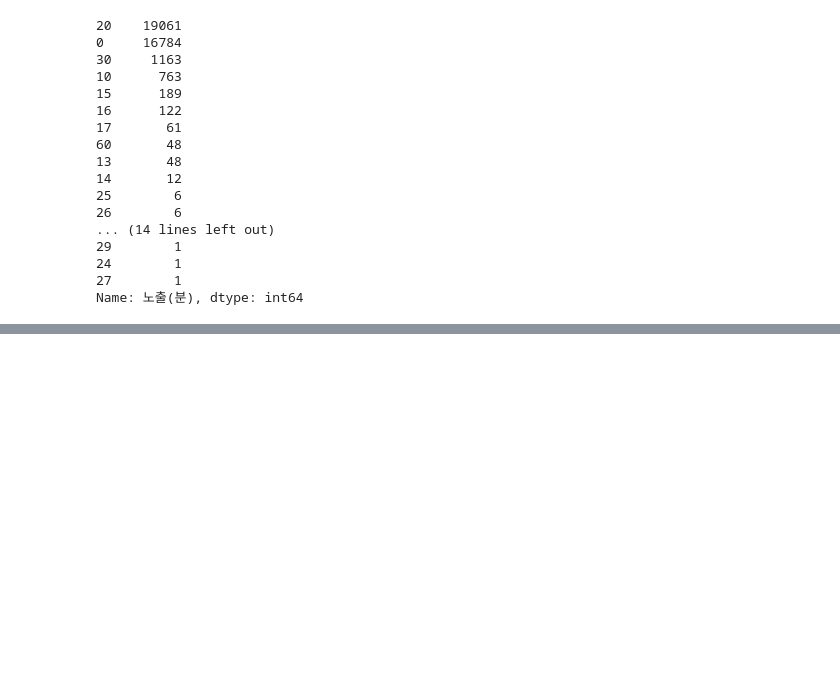
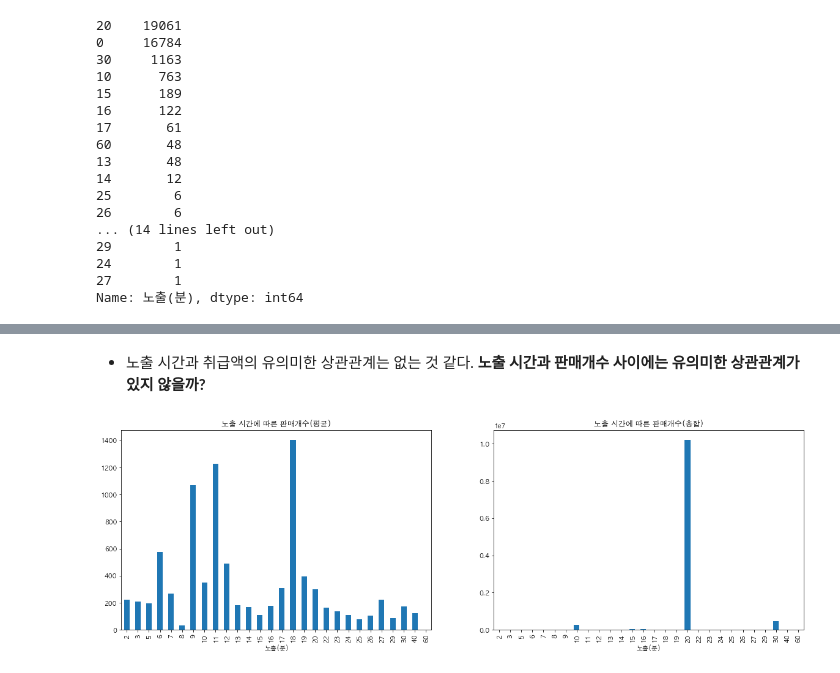
Before and after one commit to HongyeobKim/Project, a Jupyter notebook: NS-Shop/Data-Preparation-and-Exploration.ipynb, the cells around one changed output, grey strips where cells are left out. Cells and saved outputs as stored; diff of their text form; code cells hidden in the pictures; blank space fills up the shorter version.

```diff
--- a/NS-Shop/Data-Preparation-and-Exploration.ipynb
+++ b/NS-Shop/Data-Preparation-and-Exploration.ipynb
@@ -267,0 +307,7 @@ plt.show()
+# %% [markdown]
+- 노출 시간과 취급액의 유의미한 상관관계는 없는 것 같다. __노출 시간과 판매개수 사이에는 유의미한 상관관계가 있지 않을까?__
+# %%
+# 새로운 '판매개수' column 생성
+sales_result_ds['판매개수'] = sales_result_ds['취급액'] / sales_result_ds['판매단가']
+sales_result_ds['판매개수'] = sales_result_ds['판매개수'].fillna(0)
+sales_result_ds['판매개수'] = sales_result_ds['판매개수'].astype(int)
@@ -267,0 +317,7 @@ plt.show()
+# %%
+f, ax = plt.subplots(1,2,figsize=(20,6))
+sales_result_ds.groupby(['노출(분)'])['판매개수'].mean().plot(kind = 'bar', title = '노출 시간에 따른 판매개수(평균)', ax = ax[0])
+sales_result_ds.groupby(['노출(분)'])['판매개수'].sum().plot(kind = 'bar', title = '노출 시간에 따른 판매개수(총합)', ax = ax[1])
+plt.show()
+# %% [output]
+[figure, added]
```
Also changed, not shown: parts of 22 cells of this notebook.
